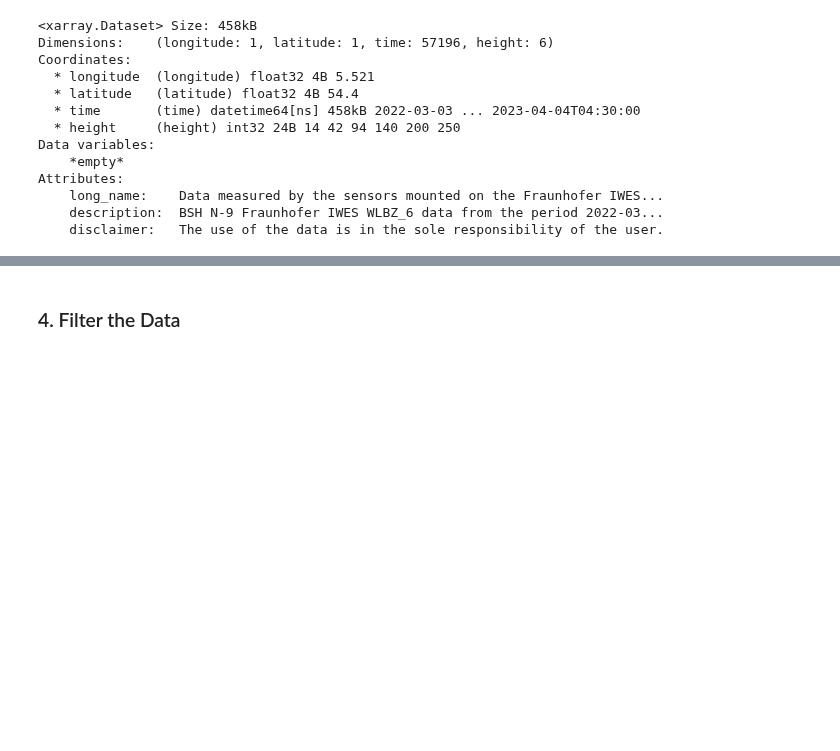
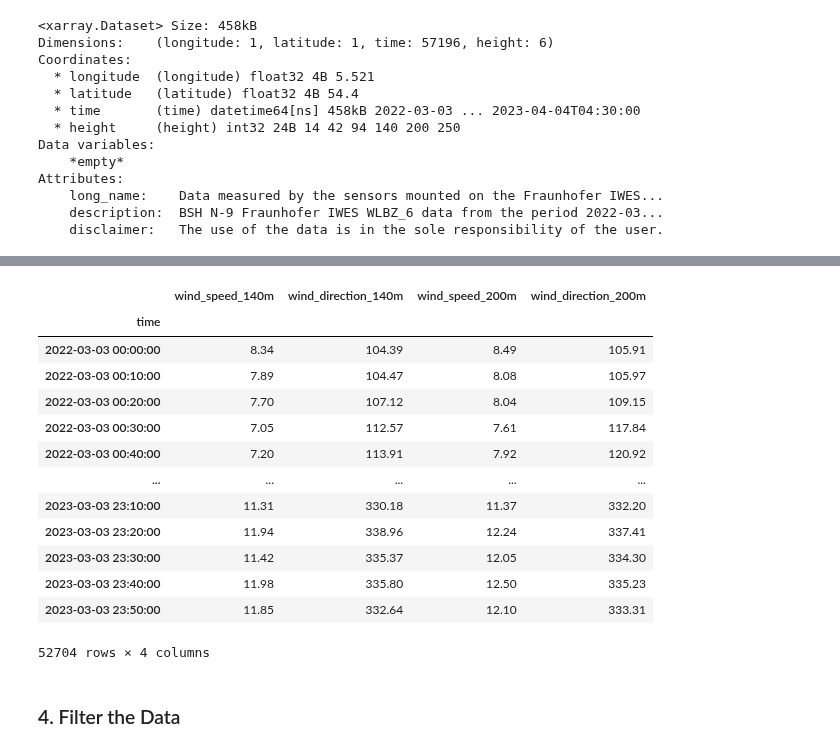
Before and after one commit to boujuan/StudentProject-Yield-Predictions-Offshore, a Jupyter notebook: Short_term_wind_climate_Julia.ipynb, the cells around one changed output, grey strips where cells are left out. Cells and saved outputs as stored; diff of their text form; code cells hidden in the pictures; blank space fills up the shorter version.

```diff
--- a/Short_term_wind_climate_Julia.ipynb
+++ b/Short_term_wind_climate_Julia.ipynb
@@ -231,0 +240,5 @@ plt.show()
+# %%
+explore_and_prefilter_df(df_buoy_6)
+filtered_buoy6 = replace_nan_and_select_1yr(df_buoy_6)
+filtered_buoy6
+# %% [output]
@@ -232,2 +262,16 @@ plt.show()
+|  | wind_speed_140m | wind_direction_140m | wind_speed_200m | wind_direction_200m |
+| time |  |  |  |  |
+| 2022-03-03 00:00:00 | 8.34 | 104.39 | 8.49 | 105.91 |
+| 2022-03-03 00:10:00 | 7.89 | 104.47 | 8.08 | 105.97 |
+| 2022-03-03 00:20:00 | 7.70 | 107.12 | 8.04 | 109.15 |
+| 2022-03-03 00:30:00 | 7.05 | 112.57 | 7.61 | 117.84 |
+| 2022-03-03 00:40:00 | 7.20 | 113.91 | 7.92 | 120.92 |
+| ... | ... | ... | ... | ... |
+| 2023-03-03 23:10:00 | 11.31 | 330.18 | 11.37 | 332.20 |
+| 2023-03-03 23:20:00 | 11.94 | 338.96 | 12.24 | 337.41 |
+| 2023-03-03 23:30:00 | 11.42 | 335.37 | 12.05 | 334.30 |
+| 2023-03-03 23:40:00 | 11.98 | 335.80 | 12.50 | 335.23 |
+| 2023-03-03 23:50:00 | 11.85 | 332.64 | 12.10 | 333.31 |
+52704 rows × 4 columns
 # %% [markdown]
 ### 4. Filter the Data
```
Also changed, not shown: parts of 14 cells of this notebook.
